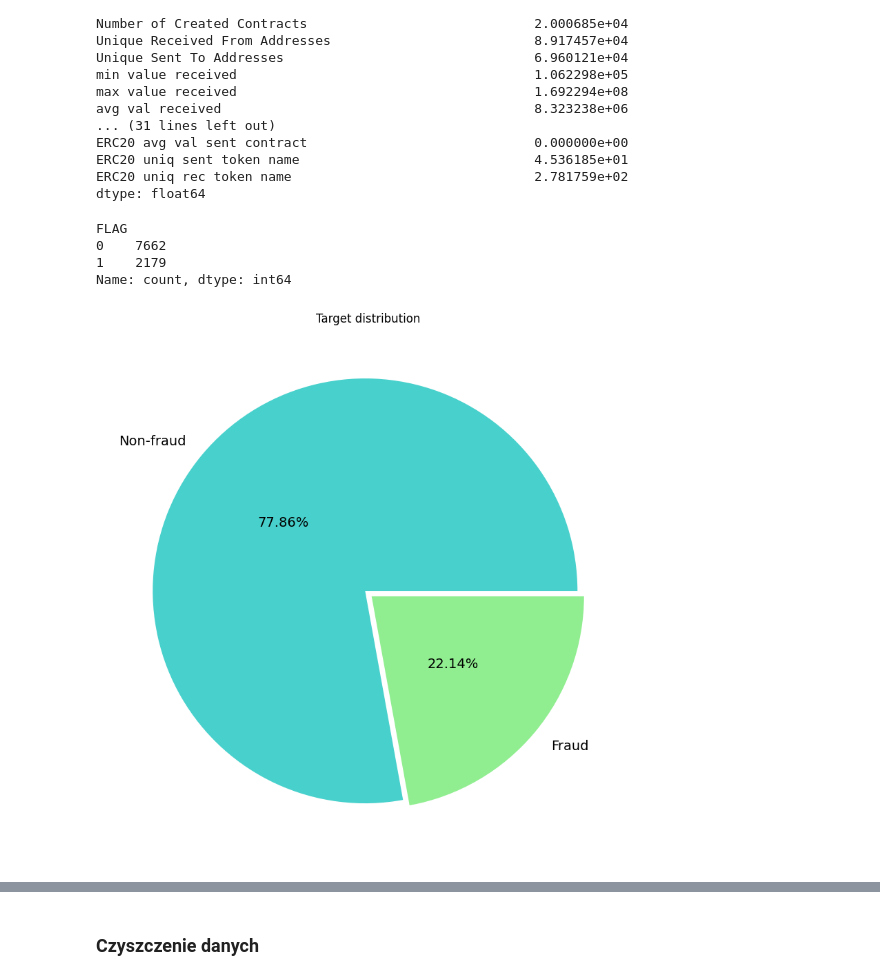
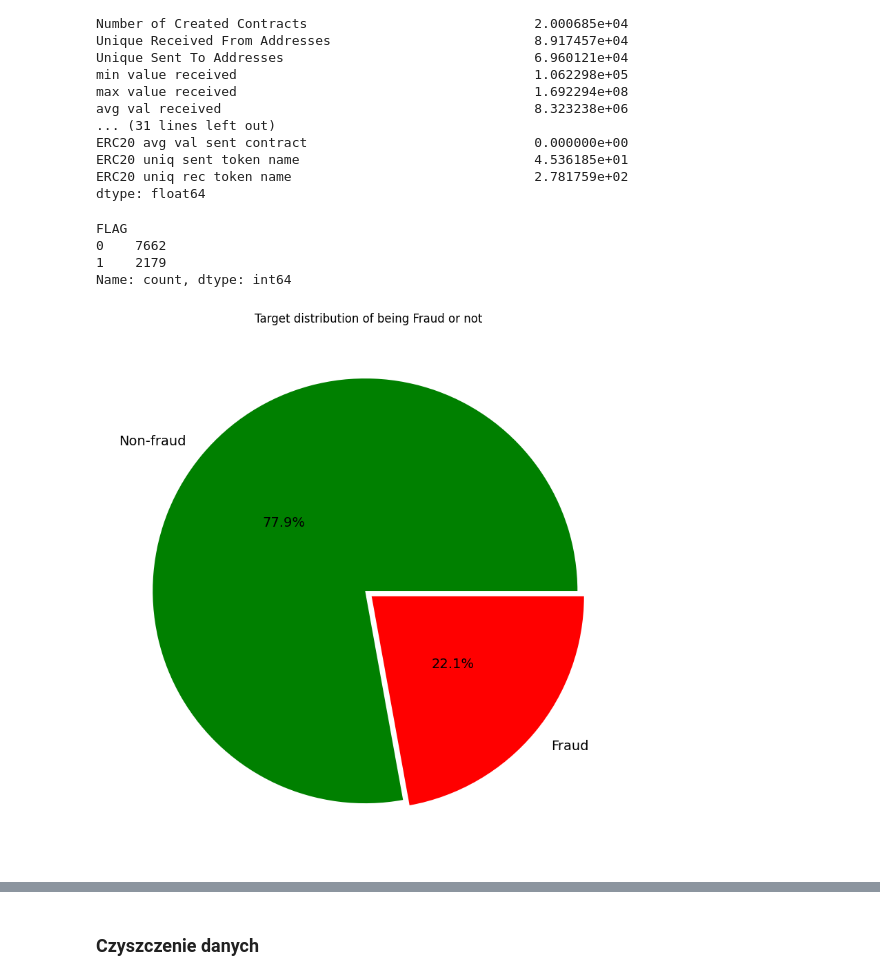
Before and after one commit to nataliaaa14/ML_2024, a Jupyter notebook: CASESTUDY1.ipynb, the cells around one changed output, grey strips where cells are left out. Saved outputs shown, nothing was run; the diff lists cells and outputs as text; code cells hidden in the pictures.

```diff
--- a/CASESTUDY1.ipynb
+++ b/CASESTUDY1.ipynb
@@ -157,19 +159,19 @@ dtype: float64
 # %%
 # Inspect target distribution
 print(dane['FLAG'].value_counts())
 
 pie, ax = plt.subplots(figsize=[15,10])
 labels = ['Non-fraud', 'Fraud']
-colors = ['mediumturquoise', 'lightgreen']
-plt.pie(x = dane['FLAG'].value_counts(), autopct='%.2f%%', explode=[0.02]*2, labels=labels, pctdistance=0.5, textprops={'fontsize': 14}, colors = colors)
-plt.title('Target distribution')
+colors = ['green', 'red']
+plt.pie(x = dane['FLAG'].value_counts(),autopct='%.1f%%', explode=[0.02]*2, labels=labels, pctdistance=0.5, textprops={'fontsize': 14}, colors = colors)
+plt.title('Target distribution of being Fraud or not')
 plt.show()
 # %% [output]
 FLAG
 0    7662
 1    2179
 Name: count, dtype: int64
-[figure, old version]
+[figure, new version]
 # %%
 # Correlation matrix
 corr = dane[numericals].corr()
```
Also changed, not shown: parts of 6 cells of this notebook.
